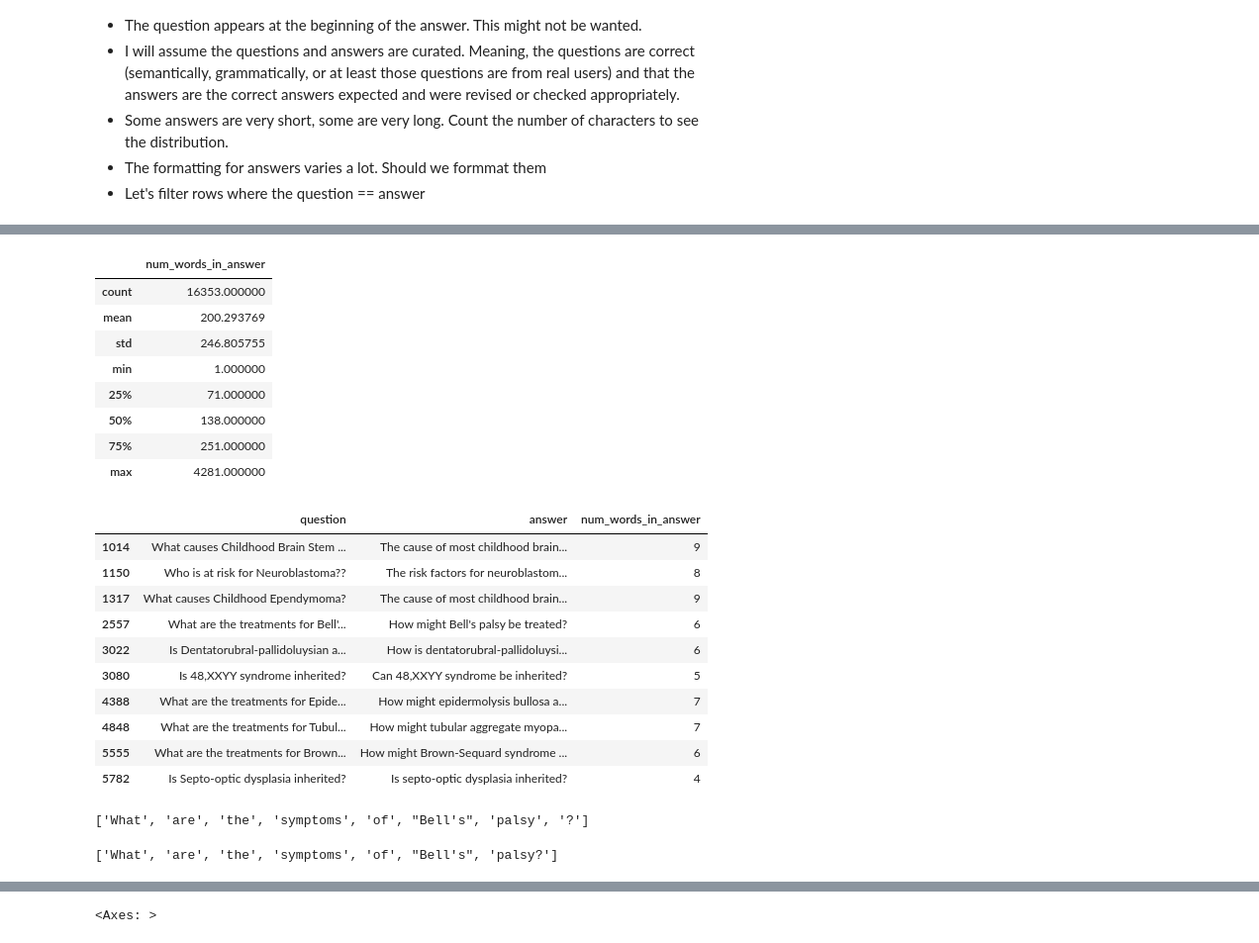
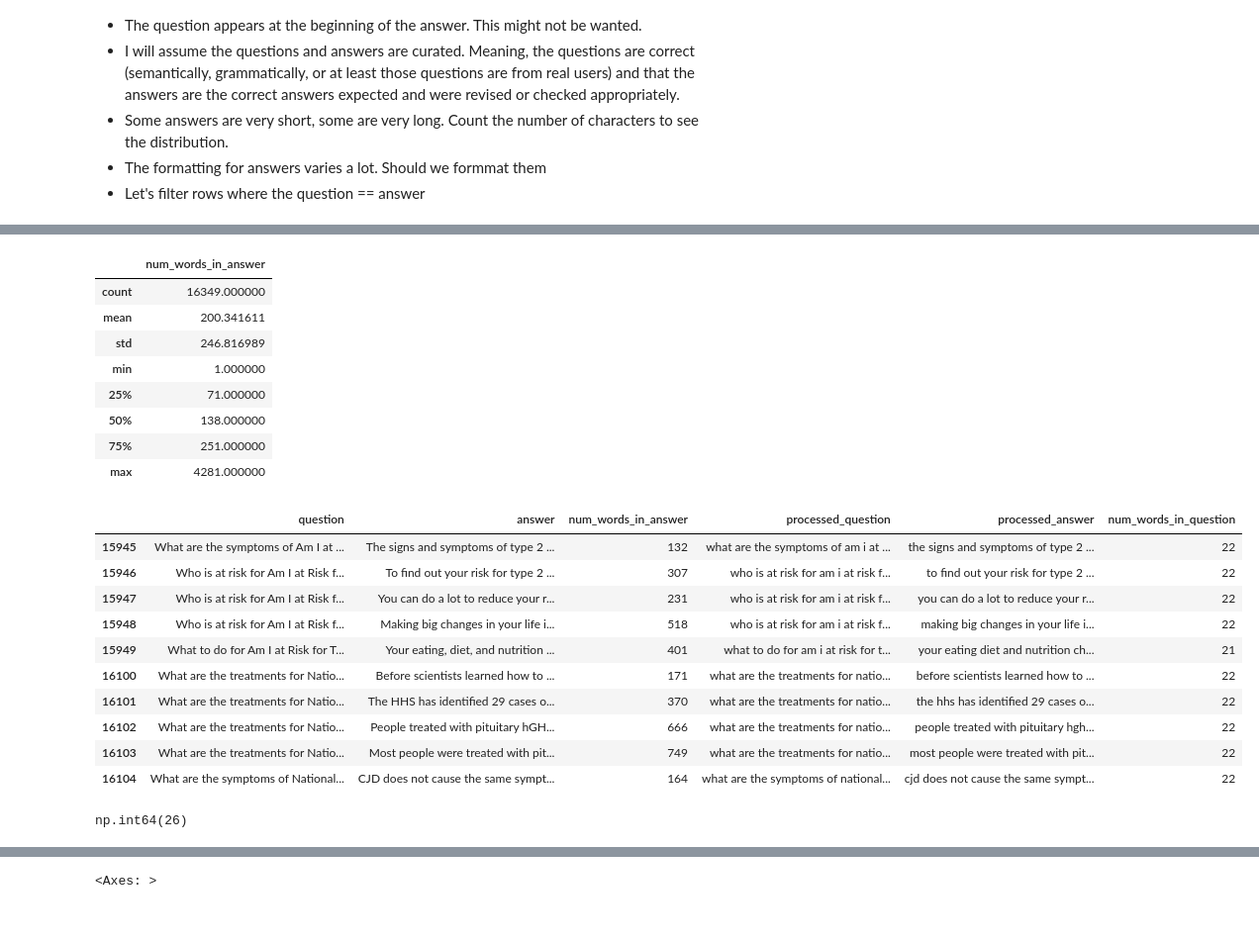
Before and after one commit to alditus/medical_assistant_bot_assignment, a Jupyter notebook: notebooks/data_exploration_eda/exploratory_data_analysis.ipynb, the cells around one changed output, grey strips where cells are left out. Shown at 99% size. Saved outputs shown, nothing was run; the diff lists cells and outputs as text; code cells hidden in the pictures.

```diff
--- a/notebooks/data_exploration_eda/exploratory_data_analysis.ipynb
+++ b/notebooks/data_exploration_eda/exploratory_data_analysis.ipynb
@@ -103,6 +103,13 @@ raw_dataset[raw_dataset['question'].map(lambda x: ''.join([c for c in x if x not
 # %%
 # Let's remove those
 raw_dataset = raw_dataset.drop(index=[2555,2556,3124,3135])
+# %%
+# remove leading lines and extra white space from the answer
+# remove punctuation, just to check whether there are duplicated questions or answers
+raw_dataset['processed_question'] = raw_dataset['question'].map(lambda x: ' '.join(x.split()).lower())
+raw_dataset['processed_answer'] = raw_dataset['answer'].map(lambda x: ' '.join(x.split()).lower())
+raw_dataset['processed_question'] = raw_dataset['processed_question'].map(lambda x: ''.join([c for c in x if c not in string.punctuation]))
+raw_dataset['processed_answer'] = raw_dataset['processed_answer'].map(lambda x: ''.join([c for c in x if c not in string.punctuation]))
 # %%
 raw_dataset.shape
 # %% [output]
@@ -178,5 +183,6 @@ What are the signs and symptoms of Myotonic dystrophy? Signs and symptoms of myo
 - Let's filter rows where the question == answer
 # %%
 # Let's count in average how many words are there in every answer
-raw_dataset['num_words_in_answer'] = raw_dataset['answer'].map(lambda answer: len(answer.split()))
+raw_dataset['num_words_in_answer'] = raw_dataset['processed_answer'].map(lambda answer: len(answer.split()))
+raw_dataset['num_words_in_question'] = raw_dataset['processed_question'].map(lambda answer: len(answer.split()))
 # %%
@@ -193,33 +210,29 @@ raw_dataset.head()
 raw_dataset.describe()
 # %% [output]
 |  | num_words_in_answer |
-| count | 16353.000000 |
-| mean | 200.293769 |
-| std | 246.805755 |
+| count | 16349.000000 |
+| mean | 200.341611 |
+| std | 246.816989 |
 | min | 1.000000 |
 | 25% | 71.000000 |
 | 50% | 138.000000 |
 | 75% | 251.000000 |
 | max | 4281.000000 |
 # %%
-raw_dataset[raw_dataset['num_words_in_answer']<10].head(10)
+raw_dataset[raw_dataset['num_words_in_question']>20].head(10)
 # %% [output]
-|  | question | answer | num_words_in_answer |
-| 1014 | What causes Childhood Brain Stem ... | The cause of most childhood brain... | 9 |
-| 1150 | Who is at risk for Neuroblastoma?? | The risk factors for neuroblastom... | 8 |
-| 1317 | What causes Childhood Ependymoma? | The cause of most childhood brain... | 9 |
-| 2557 | What are the treatments for Bell'... | How might Bell's palsy be treated? | 6 |
-| 3022 | Is Dentatorubral-pallidoluysian a... | How is dentatorubral-pallidoluysi... | 6 |
-| 3080 | Is 48,XXYY syndrome inherited? | Can 48,XXYY syndrome be inherited? | 5 |
-| 4388 | What are the treatments for Epide... | How might epidermolysis bullosa a... | 7 |
-| 4848 | What are the treatments for Tubul... | How might tubular aggregate myopa... | 7 |
-| 5555 | What are the treatments for Brown... | How might Brown-Sequard syndrome ... | 6 |
-| 5782 | Is Septo-optic dysplasia inherited? | Is septo-optic dysplasia inherited? | 4 |
+|  | question | answer | num_words_in_answer | processed_question | processed_answer | num_words_in_question |
+| 15945 | What are the symptoms of Am I at ... | The signs and symptoms of type 2 ... | 132 | what are the symptoms of am i at ... | the signs and symptoms of type 2 ... | 22 |
+| 15946 | Who is at risk for Am I at Risk f... | To find out your risk for type 2 ... | 307 | who is at risk for am i at risk f... | to find out your risk for type 2 ... | 22 |
+| 15947 | Who is at risk for Am I at Risk f... | You can do a lot to reduce your r... | 231 | who is at risk for am i at risk f... | you can do a lot to reduce your r... | 22 |
+| 15948 | Who is at risk for Am I at Risk f... | Making big changes in your life i... | 518 | who is at risk for am i at risk f... | making big changes in your life i... | 22 |
+| 15949 | What to do for Am I at Risk for T... | Your eating, diet, and nutrition ... | 401 | what to do for am i at risk for t... | your eating diet and nutrition ch... | 21 |
+| 16100 | What are the treatments for Natio... | Before scientists learned how to ... | 171 | what are the treatments for natio... | before scientists learned how to ... | 22 |
+| 16101 | What are the treatments for Natio... | The HHS has identified 29 cases o... | 370 | what are the treatments for natio... | the hhs has identified 29 cases o... | 22 |
+| 16102 | What are the treatments for Natio... | People treated with pituitary hGH... | 666 | what are the treatments for natio... | people treated with pituitary hgh... | 22 |
+| 16103 | What are the treatments for Natio... | Most people were treated with pit... | 749 | what are the treatments for natio... | most people were treated with pit... | 22 |
+| 16104 | What are the symptoms of National... | CJD does not cause the same sympt... | 164 | what are the symptoms of national... | cjd does not cause the same sympt... | 22 |
-# %%
-raw_dataset.iloc[2555]['question']raw_dataset.iloc[2555]['question'].split()
-# %% [output]
-['What', 'are', 'the', 'symptoms', 'of', "Bell's", 'palsy', '?']
-# %%
-raw_dataset.iloc[2555]['answer'].split()
-# %% [output]
-['What', 'are', 'the', 'symptoms', 'of', "Bell's", 'palsy?']
+# %%
+np.max(raw_dataset['num_words_in_question'].values)
+# %% [output]
+np.int64(26)
```
Also changed, not shown: parts of 6 cells of this notebook.
